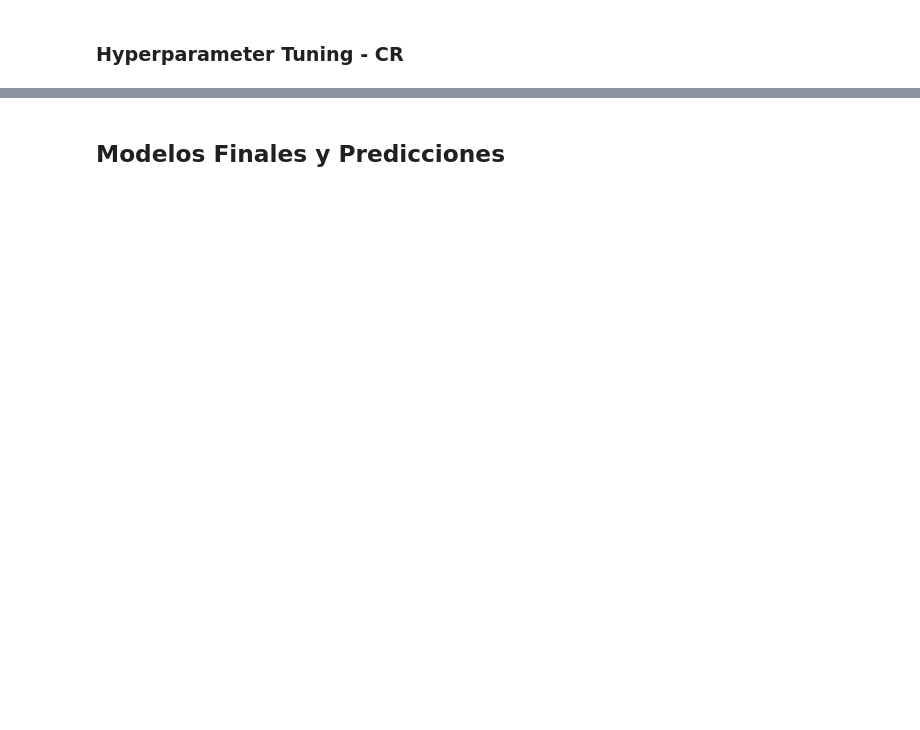
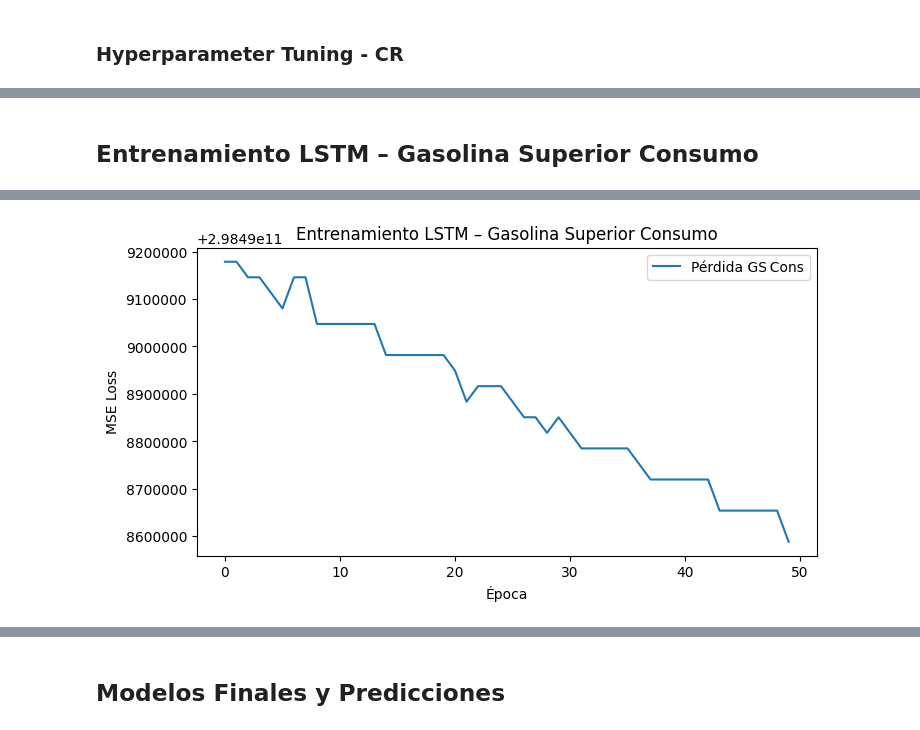
Before and after one commit to Diegoval-Dev/DC-Lab2, a Jupyter notebook: laboratorio2.ipynb, the cells around one changed output, grey strips where cells are left out. Saved outputs shown, nothing was run; the diff lists cells and outputs as text; code cells hidden in the pictures; blank space fills up the shorter version.

```diff
--- a/laboratorio2.ipynb
+++ b/laboratorio2.ipynb
@@ -376,0 +572,56 @@ Mejores hiperparámetros para CR:
+# %% [markdown]
+## Entrenamiento LSTM – Gasolina Superior Consumo
+# %%
+ts_gs_cons = df_cons.set_index('fecha')['gasolina superior'] \
+                   .resample('M').mean().dropna()
+
+train_gs_cons = ts_gs_cons[:'2023-12-31']
+test_gs_cons  = ts_gs_cons['2024-01-31':]
+
+window_size = 12
+X_gs_cons, y_gs_cons = create_dataset(train_gs_cons.values, window_size)
+
+device = torch.device('cuda' if torch.cuda.is_available() else 'cpu')
+tensor_X_gs_cons = torch.tensor(X_gs_cons, dtype=torch.float32).to(device)
+tensor_y_gs_cons = torch.tensor(y_gs_cons, dtype=torch.float32).to(device)
+
+batch_size = 16
+loader_gs_cons = DataLoader(
+    TensorDataset(tensor_X_gs_cons, tensor_y_gs_cons),
+    batch_size=batch_size,
+    shuffle=True
+)
+
+model_gs_cons = LSTMModel(hidden_size=32, dropout=0.2).to(device)
+criterion     = nn.MSELoss()
+opt_gs_cons   = torch.optim.Adam(model_gs_cons.parameters(), lr=1e-3)
+
+def train_model(model, optimizer, loader, epochs=50):
+    model.train()
+    history = []
+    for epoch in range(1, epochs+1):
+        epoch_loss = 0.0
+        for xb, yb in loader:
+            optimizer.zero_grad()
+            preds = model(xb)
+            loss = criterion(preds, yb)
+            loss.backward()
+            optimizer.step()
+            epoch_loss += loss.item() * xb.size(0)
+        avg = epoch_loss / len(loader.dataset)
+        history.append(avg)
+        if epoch % 10 == 0:
+            print(f"Epoch {epoch}, Loss: {avg:.6f}")
+    return history
+
+print("Entrenando LSTM para Gasolina Superior Consumo…")
+history_gs_cons = train_model(model_gs_cons, opt_gs_cons, loader_gs_cons, epochs=50)
+
+plt.figure(figsize=(8,4))
+plt.plot(history_gs_cons, label='Pérdida GS Cons')
+plt.title('Entrenamiento LSTM – Gasolina Superior Consumo')
+plt.xlabel('Época')
+plt.ylabel('MSE Loss')
+plt.legend()
+plt.show()
+# %% [output]
@@ -376,0 +634 @@ Mejores hiperparámetros para CR:
+[figure, added]
```
Also changed, not shown: parts of 35 cells of this notebook, 1 other file.
